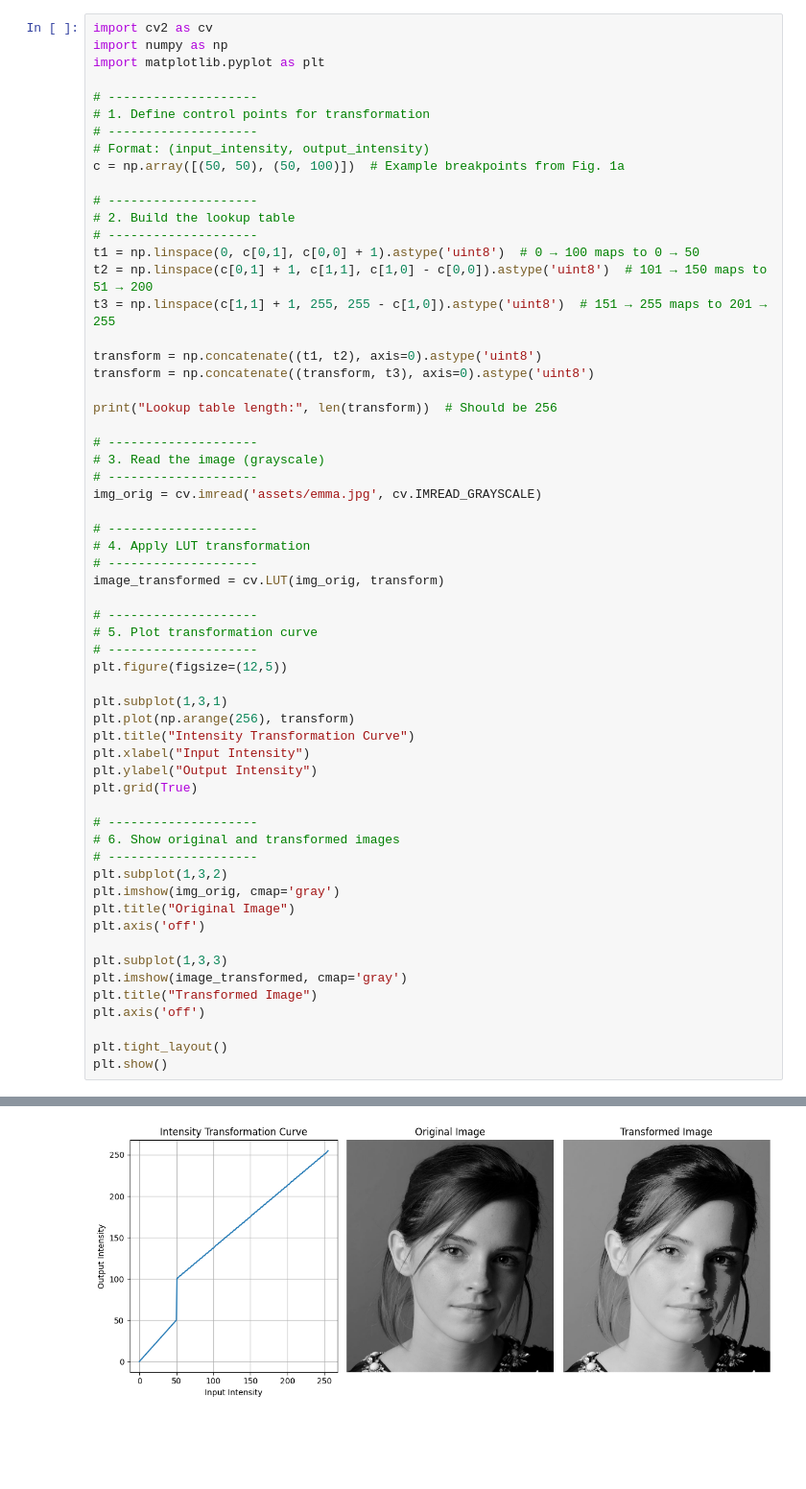
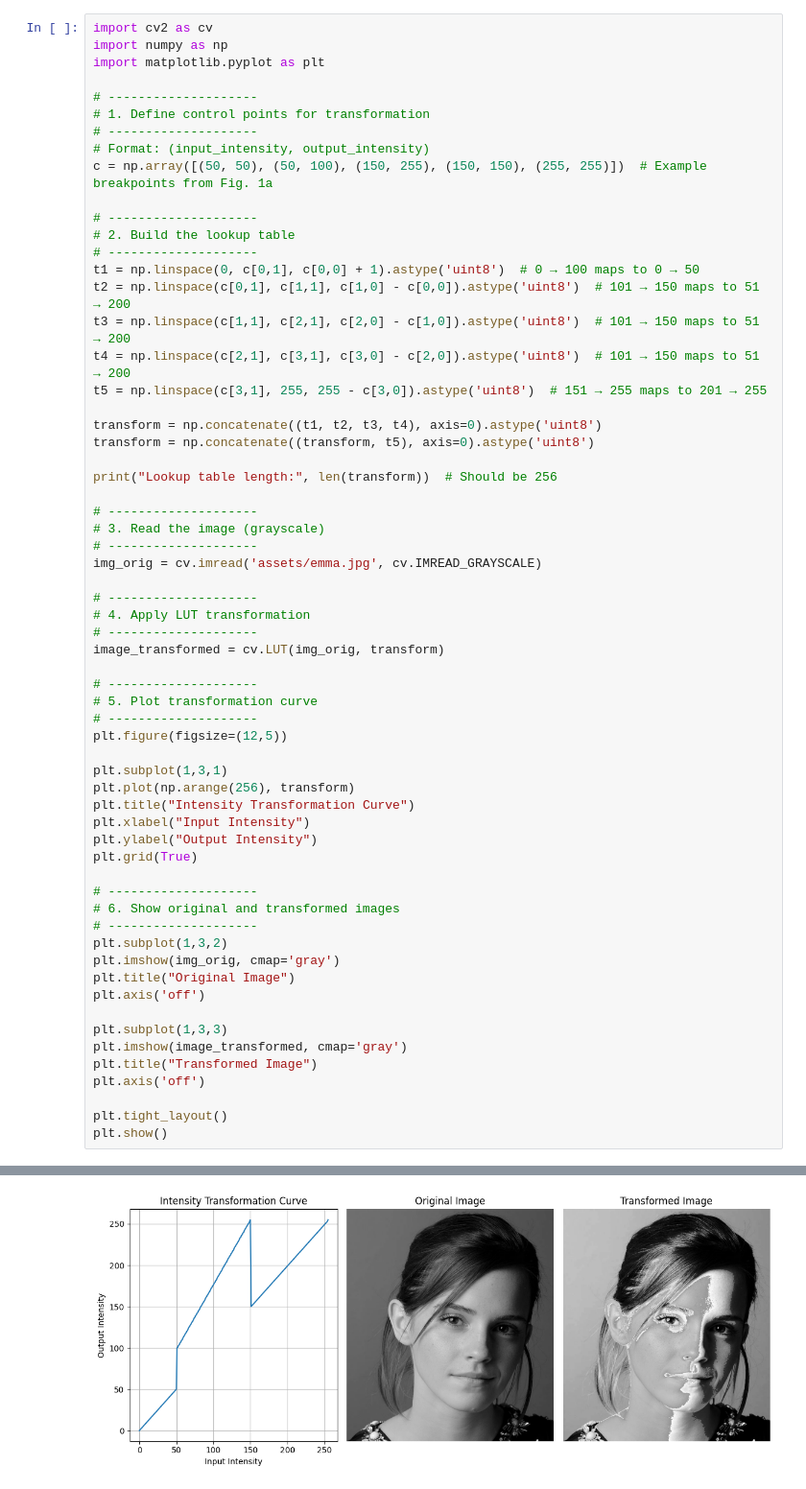
Before and after one commit to pasidunethmina/Image-Processing-Assignment-1, a Jupyter notebook: transformations.ipynb, the cells around one changed output, grey strips where cells are left out. Shown: that part at 96% size. Cells and saved outputs as stored; diff of their text form; blank space fills up the shorter version.

```diff
--- a/transformations.ipynb
+++ b/transformations.ipynb
@@ -7,17 +7,19 @@ import matplotlib.pyplot as plt
 # 1. Define control points for transformation
 # --------------------
 # Format: (input_intensity, output_intensity)
-c = np.array([(50, 50), (50, 100)])  # Example breakpoints from Fig. 1a
+c = np.array([(50, 50), (50, 100), (150, 255), (150, 150), (255, 255)])  # Example breakpoints from Fig. 1a
 
 # --------------------
 # 2. Build the lookup table
 # --------------------
 t1 = np.linspace(0, c[0,1], c[0,0] + 1).astype('uint8')  # 0 → 100 maps to 0 → 50
-t2 = np.linspace(c[0,1] + 1, c[1,1], c[1,0] - c[0,0]).astype('uint8')  # 101 → 150 maps to 51 → 200
-t3 = np.linspace(c[1,1] + 1, 255, 255 - c[1,0]).astype('uint8')  # 151 → 255 maps to 201 → 255
+t2 = np.linspace(c[0,1], c[1,1], c[1,0] - c[0,0]).astype('uint8')  # 101 → 150 maps to 51 → 200
+t3 = np.linspace(c[1,1], c[2,1], c[2,0] - c[1,0]).astype('uint8')  # 101 → 150 maps to 51 → 200
+t4 = np.linspace(c[2,1], c[3,1], c[3,0] - c[2,0]).astype('uint8')  # 101 → 150 maps to 51 → 200
+t5 = np.linspace(c[3,1], 255, 255 - c[3,0]).astype('uint8')  # 151 → 255 maps to 201 → 255
 
-transform = np.concatenate((t1, t2), axis=0).astype('uint8')
-transform = np.concatenate((transform, t3), axis=0).astype('uint8')
+transform = np.concatenate((t1, t2, t3, t4), axis=0).astype('uint8')
+transform = np.concatenate((transform, t5), axis=0).astype('uint8')
 
 print("Lookup table length:", len(transform))  # Should be 256
 
@@ -33,31 +35,31 @@ image_transformed = cv.LUT(img_orig, transform)
 
 # --------------------
 # 5. Plot transformation curve
 # --------------------
 plt.figure(figsize=(12,5))
 
 plt.subplot(1,3,1)
 plt.plot(np.arange(256), transform)
 plt.title("Intensity Transformation Curve")
 plt.xlabel("Input Intensity")
 plt.ylabel("Output Intensity")
 plt.grid(True)
 
 # --------------------
 # 6. Show original and transformed images
 # --------------------
 plt.subplot(1,3,2)
 plt.imshow(img_orig, cmap='gray')
 plt.title("Original Image")
 plt.axis('off')
 
 plt.subplot(1,3,3)
 plt.imshow(image_transformed, cmap='gray')
 plt.title("Transformed Image")
 plt.axis('off')
 
 plt.tight_layout()
 plt.show()
 # %% [output]
 Lookup table length: 256
-[figure, old version]
+[figure, new version]
```
